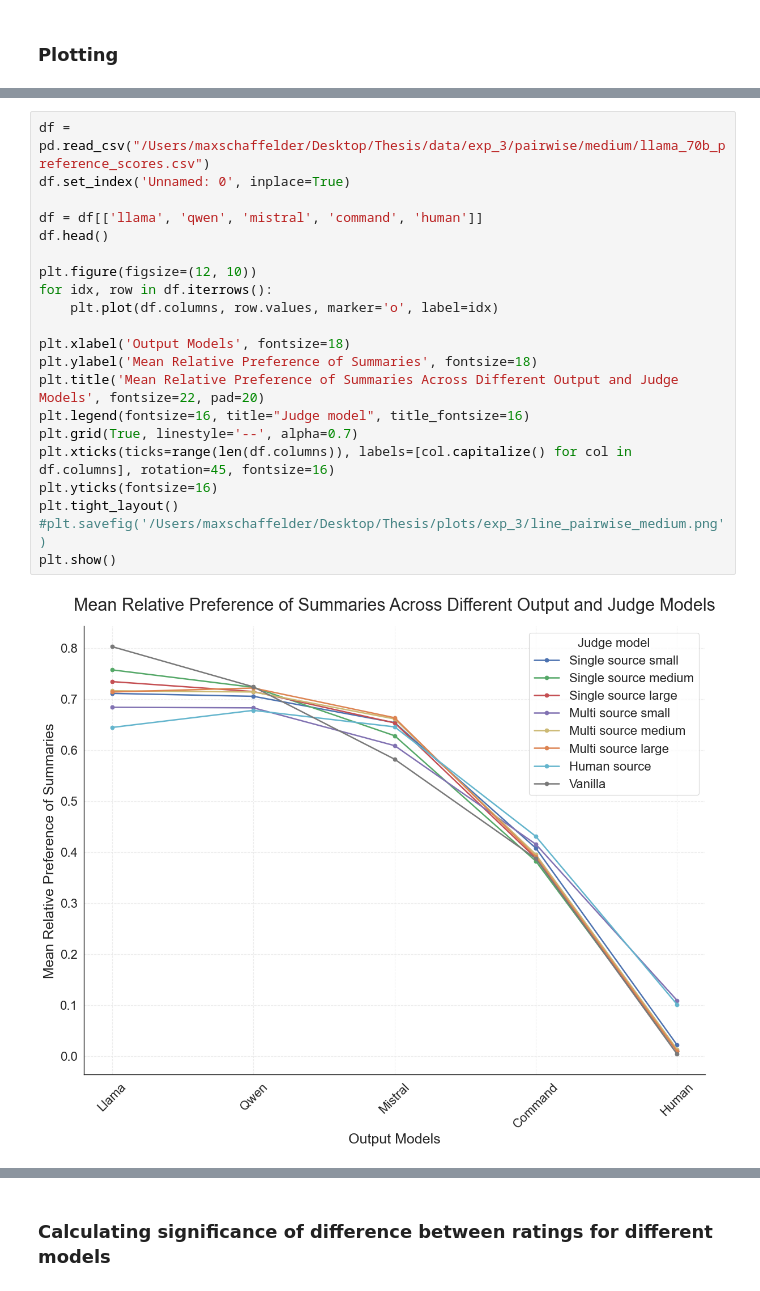
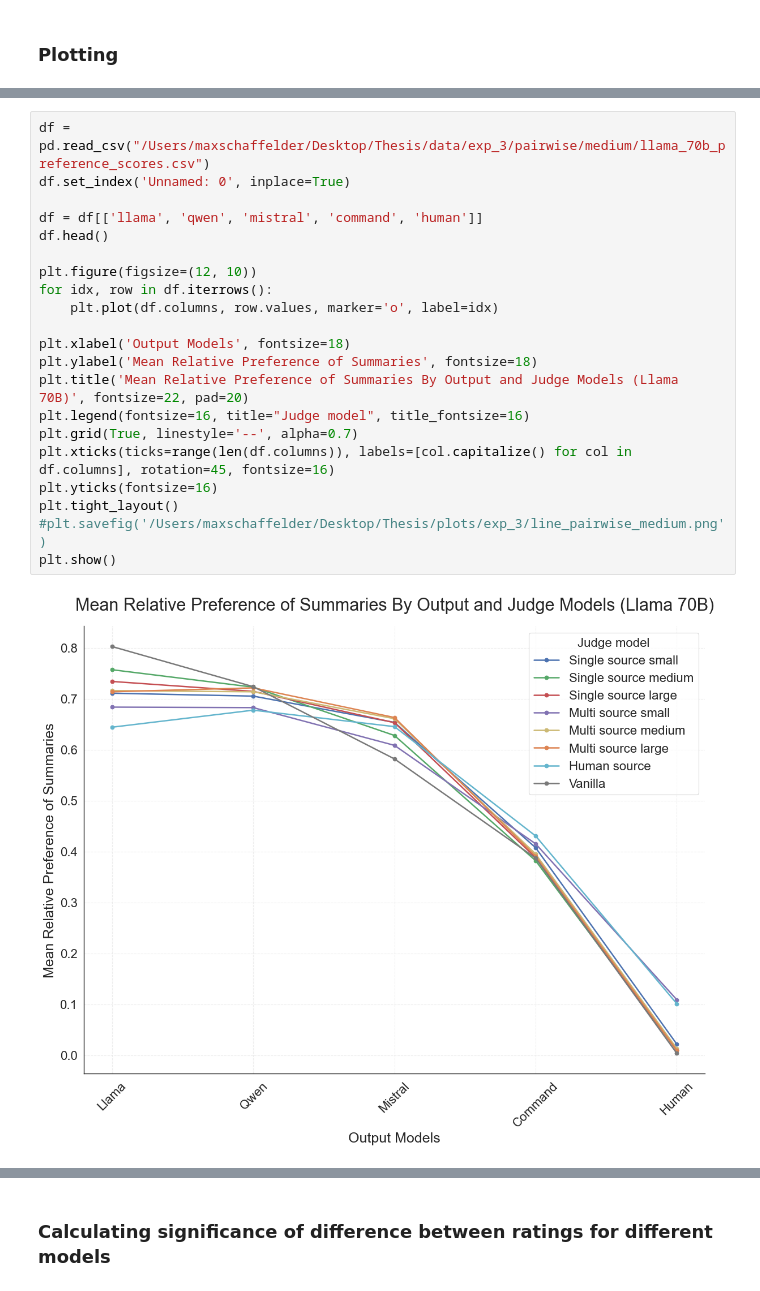
Before and after one commit to maxschaffelder/synthetic_data_diversity, a Jupyter notebook: exp_3/pairwise_rankings/analysis.ipynb, the cells around one changed output, grey strips where cells are left out. Drawn from its saved outputs; the diff is of its cells as text.

```diff
--- a/exp_3/pairwise_rankings/analysis.ipynb
+++ b/exp_3/pairwise_rankings/analysis.ipynb
@@ -852,26 +839,26 @@ display(df)
 # %%
 df = pd.read_csv("/Users/maxschaffelder/Desktop/Thesis/data/exp_3/pairwise/medium/llama_70b_preference_scores.csv")
 df.set_index('Unnamed: 0', inplace=True)
 
 df = df[['llama', 'qwen', 'mistral', 'command', 'human']]
 df.head()
 
 plt.figure(figsize=(12, 10))
 for idx, row in df.iterrows():
     plt.plot(df.columns, row.values, marker='o', label=idx)
 
 plt.xlabel('Output Models', fontsize=18)
 plt.ylabel('Mean Relative Preference of Summaries', fontsize=18)
-plt.title('Mean Relative Preference of Summaries Across Different Output and Judge Models', fontsize=22, pad=20)
+plt.title('Mean Relative Preference of Summaries By Output and Judge Models (Llama 70B)', fontsize=22, pad=20)
 plt.legend(fontsize=16, title="Judge model", title_fontsize=16)
 plt.grid(True, linestyle='--', alpha=0.7)
 plt.xticks(ticks=range(len(df.columns)), labels=[col.capitalize() for col in df.columns], rotation=45, fontsize=16)
 plt.yticks(fontsize=16)
 plt.tight_layout()
 #plt.savefig('/Users/maxschaffelder/Desktop/Thesis/plots/exp_3/line_pairwise_medium.png')
 plt.show()
 # %% [output]
-[figure, old version]
+[figure, new version]
 # %%
 df = pd.read_csv("/Users/maxschaffelder/Desktop/Thesis/data/exp_3/pairwise/medium/llama_70b_preference_scores_averaged.csv")
 df.set_index('Unnamed: 0', inplace=True)
```
Also changed, not shown: parts of 6 cells of this notebook.
